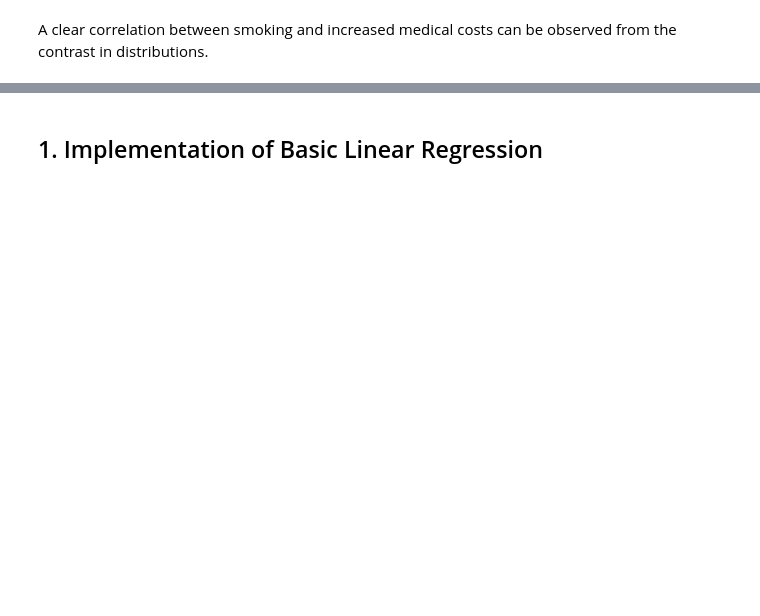
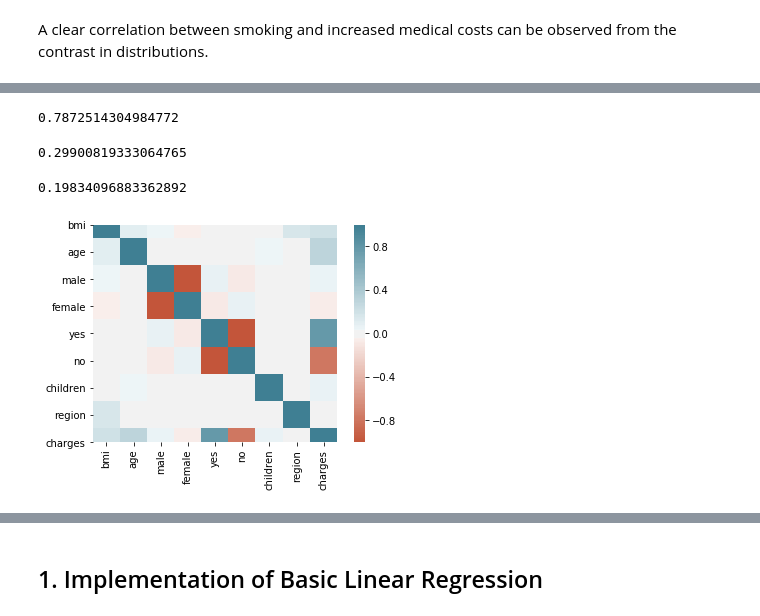
Before and after one commit to SamBall999/ACML-Assignments, a Jupyter notebook: A1_Linear_Regression/ACML_A1_1603701.ipynb, the cells around one changed output, grey strips where cells are left out. Saved outputs shown, nothing was run; the diff lists cells and outputs as text; code cells hidden in the pictures; blank space fills up the shorter version.

```diff
--- a/A1_Linear_Regression/ACML_A1_1603701.ipynb
+++ b/A1_Linear_Regression/ACML_A1_1603701.ipynb
@@ -167,0 +210,25 @@ A clear correlation between smoking and increased medical costs can be observed
+# %%
+# Correlation
+df["charges"].corr(df["yes"]) # v. high correlation with smoking 'yes'
+# %% [output]
+0.7872514304984772
+# %%
+df["charges"].corr(df["age"]) # correlation with age
+# %% [output]
+0.29900819333064765
+# %%
+df["charges"].corr(df["bmi"]) # correlation with bmi
+# %% [output]
+0.19834096883362892
+# %%
+features = df[["bmi", "age", "male", "female", "yes", "no", "children", "region", "charges"]]
+feat_corr = features.corr()
+ax = sns.heatmap(
+    feat_corr ,
+    vmin=-1, vmax=1, center=0,
+    cmap=sns.diverging_palette(20, 220, n=200),
+    square=True
+)
+#male and female, and yes and no encode redundant info
+# %% [output]
+[figure, added]
```
Also changed, not shown: parts of 74 cells of this notebook.
